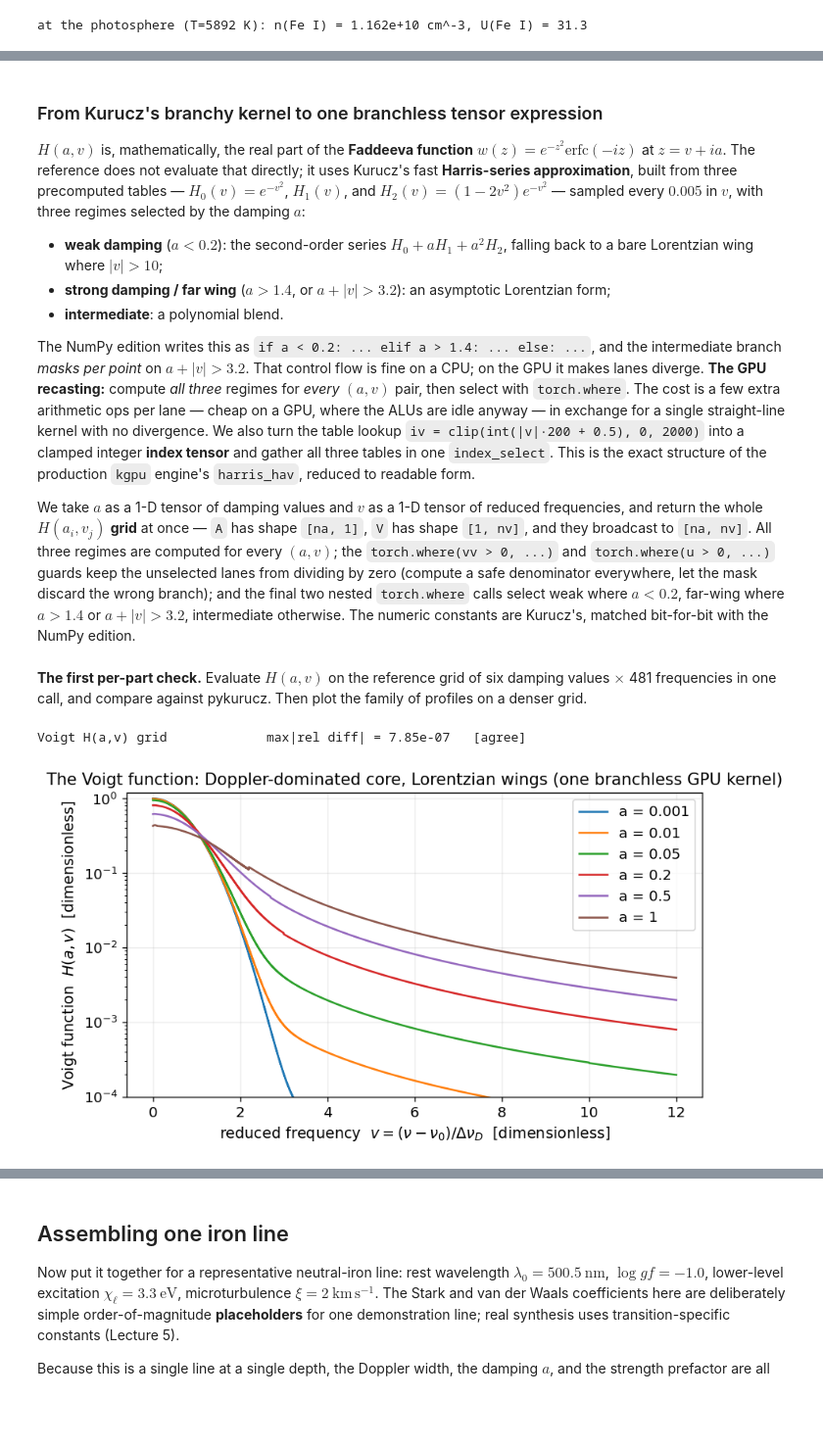
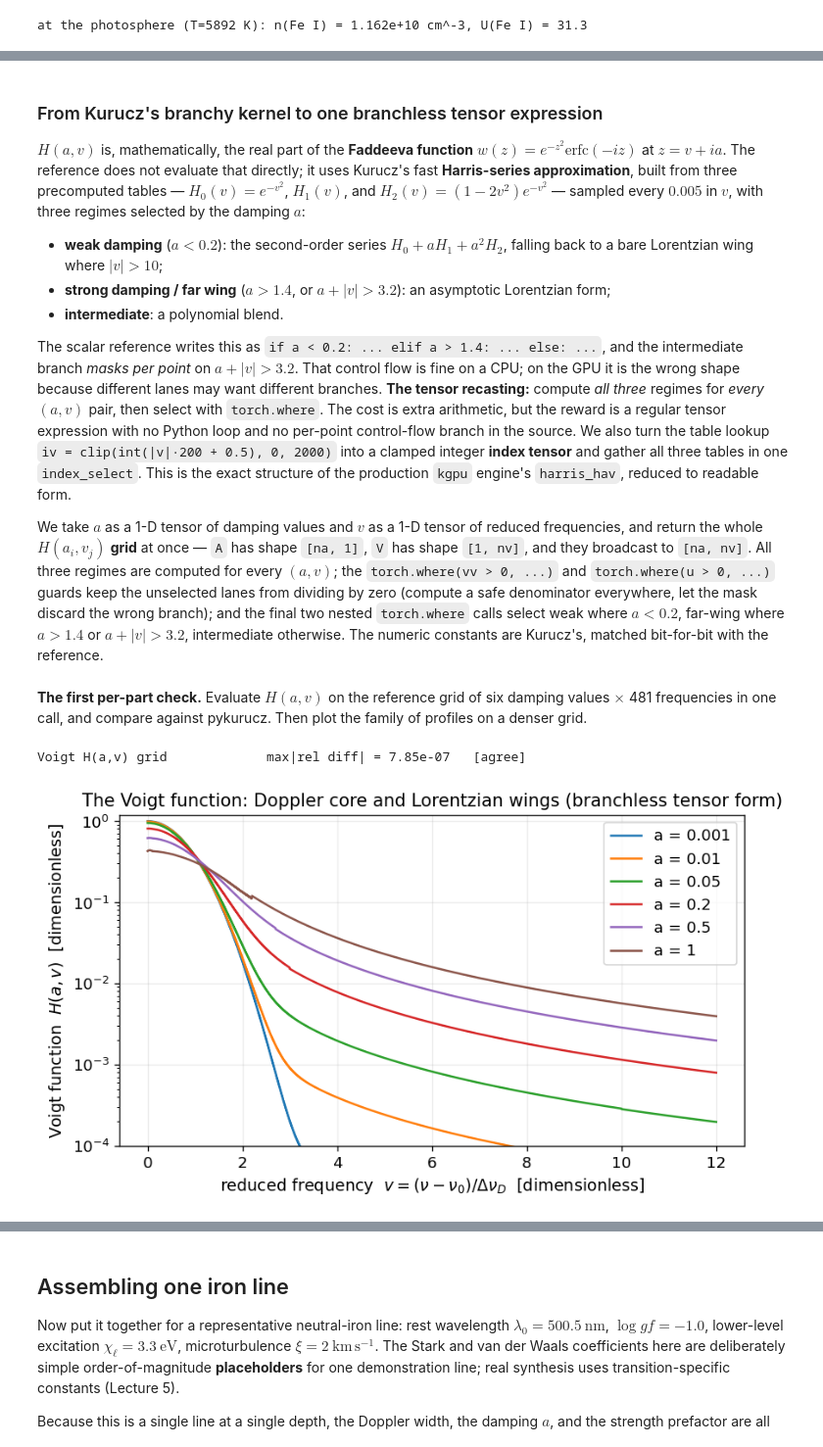
Before and after one commit to tingyuansen/stellar-spectroscopy-from-scratch-gpu, a Jupyter notebook: content/Lecture4.ipynb, the cells around one changed output, grey strips where cells are left out. Shown at 98% size. Cells and saved outputs as stored; diff of their text form; code cells hidden in the pictures; blank space fills up the shorter version.

```diff
--- a/content/Lecture4.ipynb
+++ b/content/Lecture4.ipynb
@@ -151,9 +151,9 @@ $H(a,v)$ is, mathematically, the real part of the **Faddeeva function** $w(z) =
 - **strong damping / far wing** ($a > 1.4$, or $a + |v| > 3.2$): an asymptotic Lorentzian form;
 - **intermediate**: a polynomial blend.
 
-The NumPy edition writes this as `if a < 0.2: ... elif a > 1.4: ... else: ...`, and the intermediate branch *masks per point* on $a + |v| > 3.2$. That control flow is fine on a CPU; on the GPU it makes lanes diverge. **The GPU recasting:** compute *all three* regimes for *every* $(a, v)$ pair, then select with `torch.where`. The cost is a few extra arithmetic ops per lane — cheap on a GPU, where the ALUs are idle anyway — in exchange for a single straight-line kernel with no divergence. We also turn the table lookup `iv = clip(int(|v|·200 + 0.5), 0, 2000)` into a clamped integer **index tensor** and gather all three tables in one `index_select`. This is the exact structure of the production `kgpu` engine's `harris_hav`, reduced to readable form.
+The scalar reference writes this as `if a < 0.2: ... elif a > 1.4: ... else: ...`, and the intermediate branch *masks per point* on $a + |v| > 3.2$. That control flow is fine on a CPU; on the GPU it is the wrong shape because different lanes may want different branches. **The tensor recasting:** compute *all three* regimes for *every* $(a, v)$ pair, then select with `torch.where`. The cost is extra arithmetic, but the reward is a regular tensor expression with no Python loop and no per-point control-flow branch in the source. We also turn the table lookup `iv = clip(int(|v|·200 + 0.5), 0, 2000)` into a clamped integer **index tensor** and gather all three tables in one `index_select`. This is the exact structure of the production `kgpu` engine's `harris_hav`, reduced to readable form.
 
-We take $a$ as a 1-D tensor of damping values and $v$ as a 1-D tensor of reduced frequencies, and return the whole $H(a_i, v_j)$ **grid** at once — `A` has shape `[na, 1]`, `V` has shape `[1, nv]`, and they broadcast to `[na, nv]`. All three regimes are computed for every $(a,v)$; the `torch.where(vv > 0, ...)` and `torch.where(u > 0, ...)` guards keep the unselected lanes from dividing by zero (compute a safe denominator everywhere, let the mask discard the wrong branch); and the final two nested `torch.where` calls select weak where $a < 0.2$, far-wing where $a > 1.4$ or $a + |v| > 3.2$, intermediate otherwise. The numeric constants are Kurucz's, matched bit-for-bit with the NumPy edition.
+We take $a$ as a 1-D tensor of damping values and $v$ as a 1-D tensor of reduced frequencies, and return the whole $H(a_i, v_j)$ **grid** at once — `A` has shape `[na, 1]`, `V` has shape `[1, nv]`, and they broadcast to `[na, nv]`. All three regimes are computed for every $(a,v)$; the `torch.where(vv > 0, ...)` and `torch.where(u > 0, ...)` guards keep the unselected lanes from dividing by zero (compute a safe denominator everywhere, let the mask discard the wrong branch); and the final two nested `torch.where` calls select weak where $a < 0.2$, far-wing where $a > 1.4$ or $a + |v| > 3.2$, intermediate otherwise. The numeric constants are Kurucz's, matched bit-for-bit with the reference.
 # %%
 # Stack the three Harris tables once (one device tensor, one gather instead of three).
 HTAB = torch.stack([dev(REF["h0tab"]), dev(REF["h1tab"]), dev(REF["h2tab"])], dim=0)  # [3, 2001]
@@ -199,21 +199,21 @@ def voigt_H(a, v):
 # %%
 v_ref, a_ref, H_ref = REF["v"], REF["a"], REF["H"]
 
 # One branchless call evaluates the entire 6 x 481 grid at once.
 H_grid = voigt_H(a_ref, v_ref)              # [6, 481]
 compare("Voigt H(a,v) grid", H_grid, H_ref)
 
 # Plot on a denser v-grid (same routine, every damping value as a row).
 v_plot = np.linspace(v_ref.min(), v_ref.max(), 4000)
 H_plot = voigt_H(a_ref, v_plot).detach().cpu().to(torch.float64).numpy()
 for row, aa in zip(H_plot, a_ref):
     plt.plot(v_plot, row, label=f"a = {aa:g}")
 plt.yscale("log"); plt.ylim(1e-4, 1.2)
 plt.xlabel(r"reduced frequency  $v = (\nu-\nu_0)/\Delta\nu_D$  [dimensionless]")
 plt.ylabel(r"Voigt function  $H(a,v)$  [dimensionless]")
-plt.title("The Voigt function: Doppler-dominated core, Lorentzian wings (one branchless GPU kernel)")
+plt.title("The Voigt function: Doppler core and Lorentzian wings (branchless tensor form)")
 plt.legend(); plt.tight_layout(); plt.show()
 # %% [output]
 Voigt H(a,v) grid             max|rel diff| = 7.85e-07   [agree]
-[figure, old version]
+[figure, new version]
 # %% [markdown]
```
Also changed, not shown: parts of 9 cells of this notebook, 46 other files.
